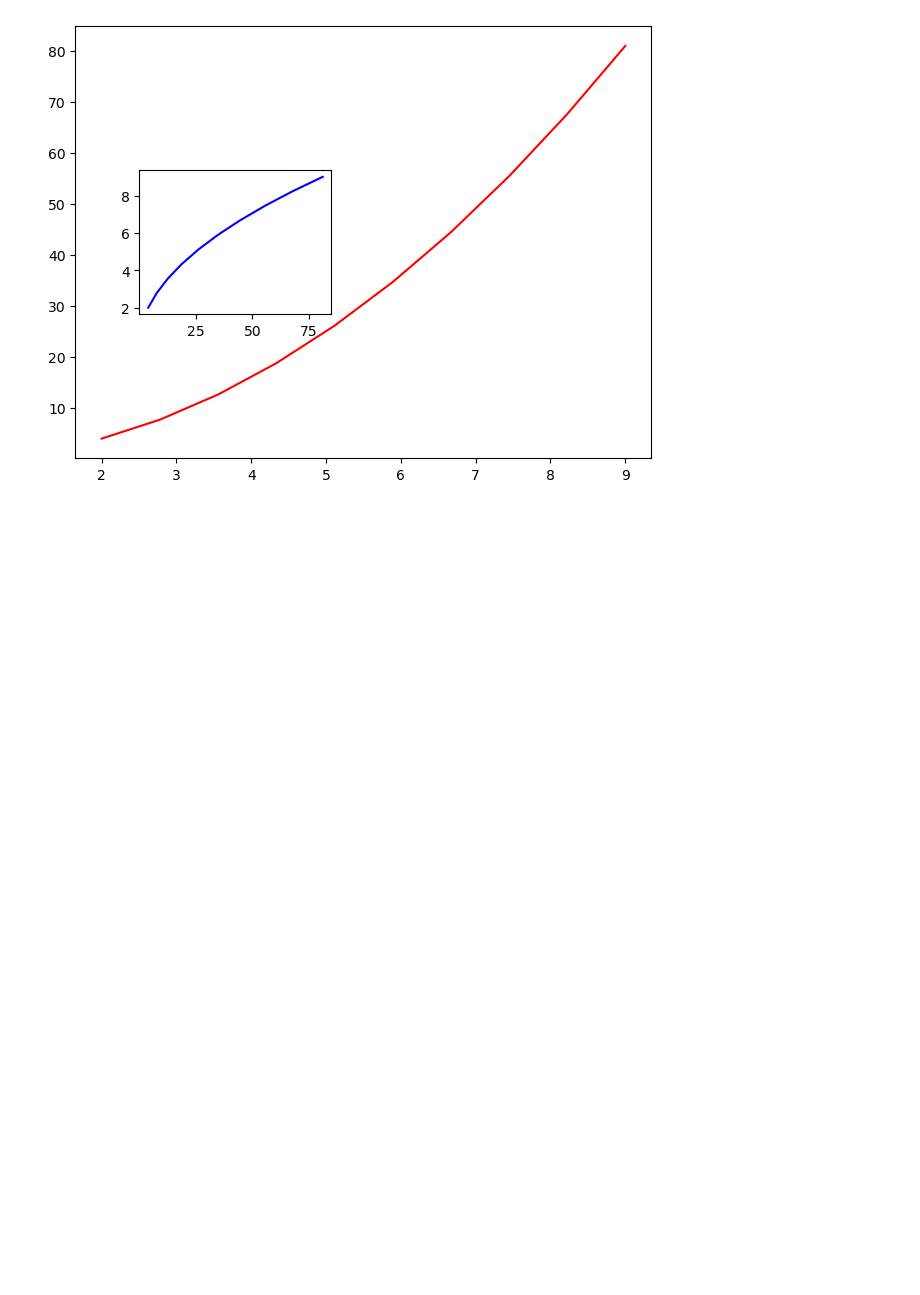
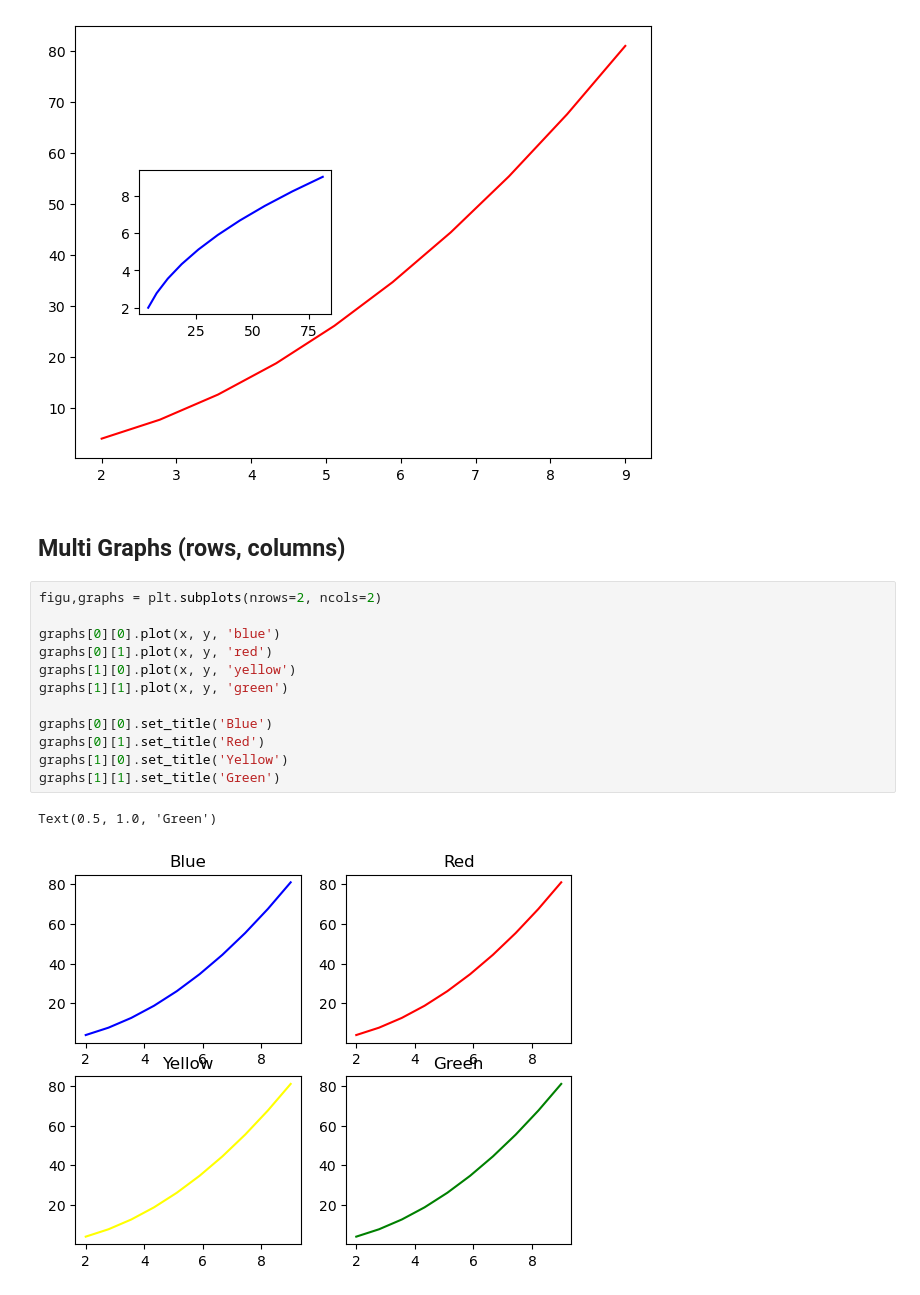
Before and after one commit to clog10/Machine-Learning, a Jupyter notebook: MatplotLib/Matplotlib.ipynb, the cells around one changed output. Saved outputs shown, nothing was run; the diff lists cells and outputs as text; blank space fills up the shorter version.

Commit message:
Multigraphs

```diff
--- a/MatplotLib/Matplotlib.ipynb
+++ b/MatplotLib/Matplotlib.ipynb
@@ -50,3 +50,20 @@ graph2.plot(y, x, 'blue')
 # %% [output]
 [<matplotlib.lines.Line2D at 0x...>]
 [figure]
+# %% [markdown]
+## Multi Graphs (rows, columns)
+# %%
+figu,graphs = plt.subplots(nrows=2, ncols=2)
+
+graphs[0][0].plot(x, y, 'blue')
+graphs[0][1].plot(x, y, 'red')
+graphs[1][0].plot(x, y, 'yellow')
+graphs[1][1].plot(x, y, 'green')
+
+graphs[0][0].set_title('Blue')
+graphs[0][1].set_title('Red')
+graphs[1][0].set_title('Yellow')
+graphs[1][1].set_title('Green')
+# %% [output]
+Text(0.5, 1.0, 'Green')
+[figure, added]
```
